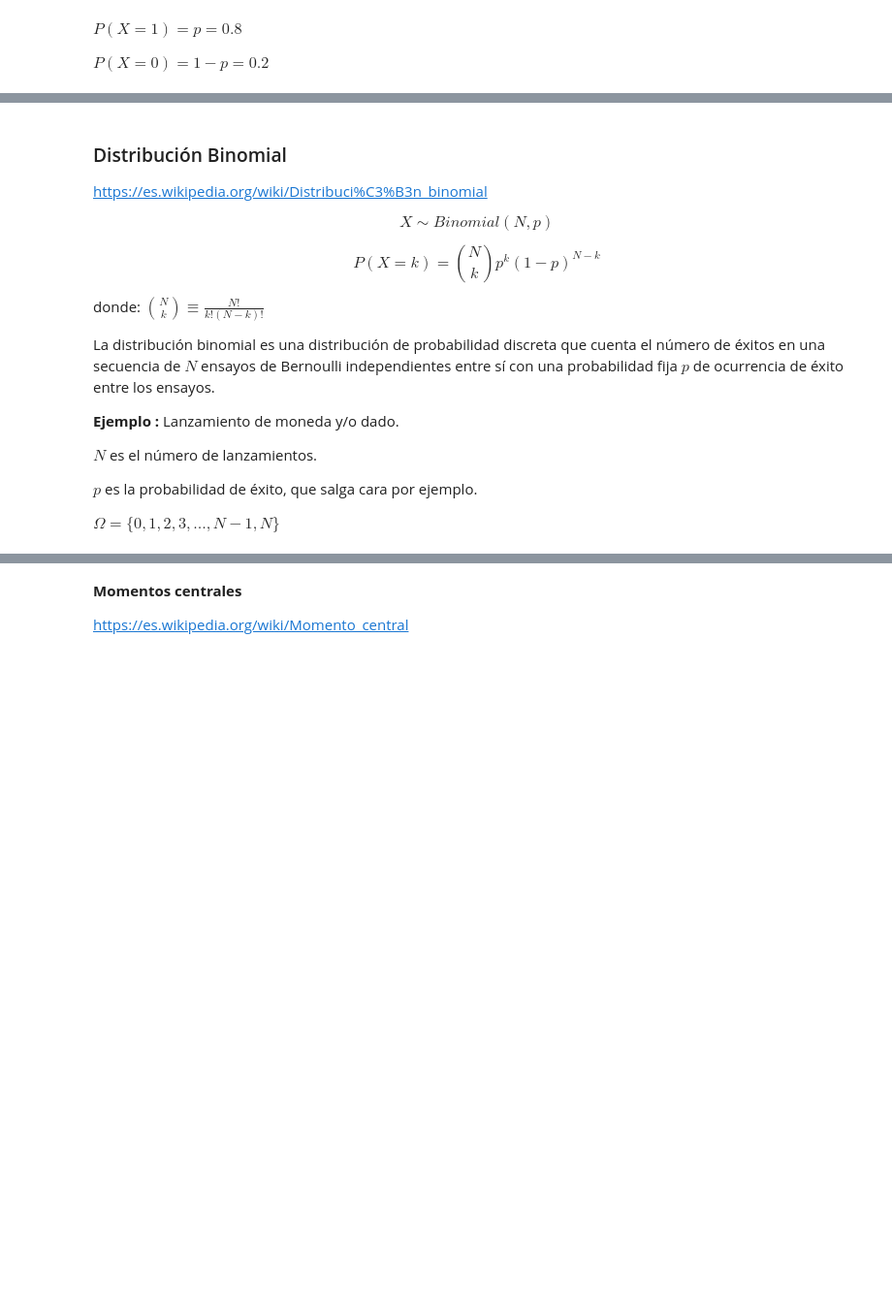
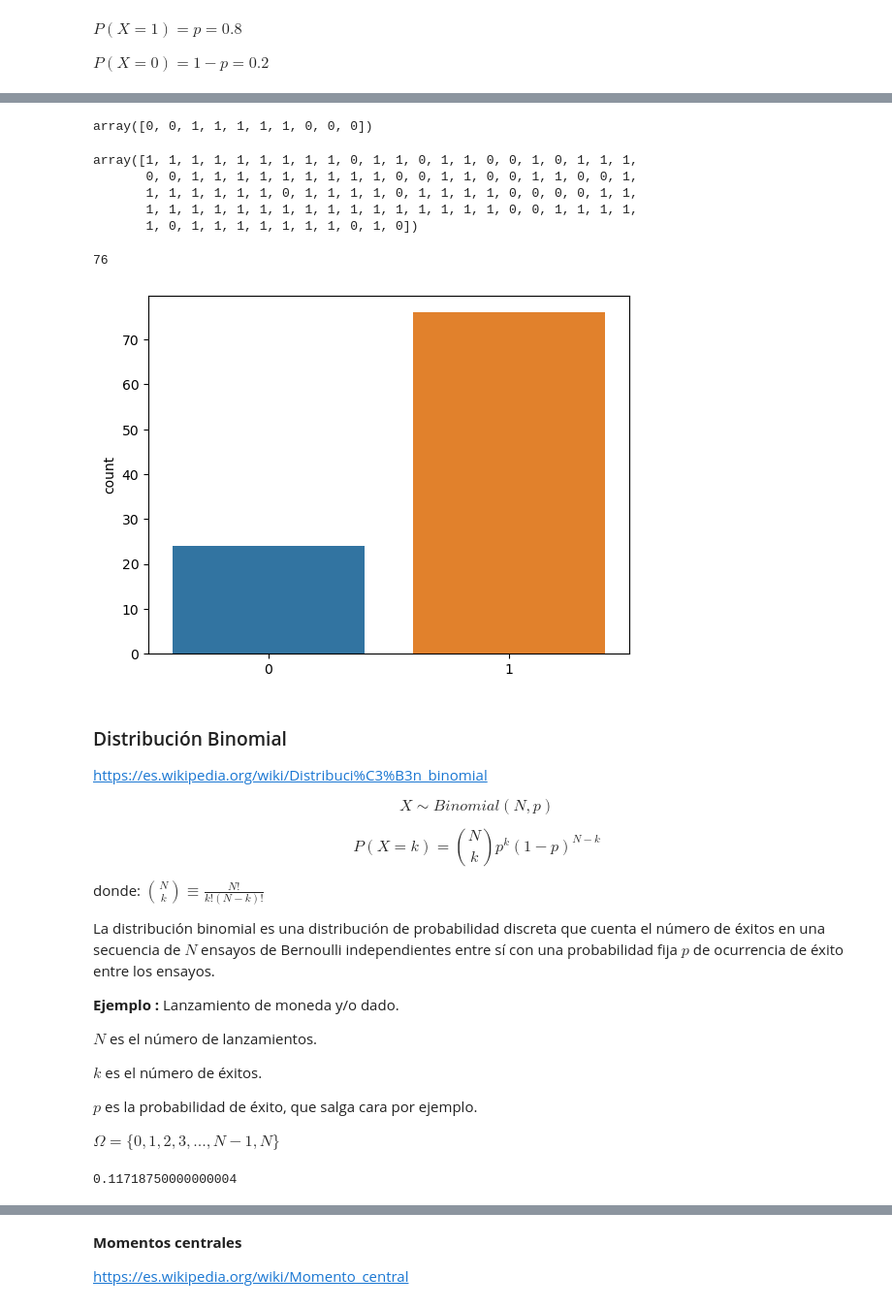
Before and after one commit to Ironhack-Data-Madrid-Abril-2023/apuntes_clase, a Jupyter notebook: semana_6/1.2 - Distribuciones Discretas.ipynb, the cells around one changed output, grey strips where cells are left out. Shown: that part at 97% size. Drawn from its saved outputs; the diff is of its cells as text; code cells hidden in the pictures; blank space fills up the shorter version.

```diff
--- a/semana_6/1.2 - Distribuciones Discretas.ipynb
+++ b/semana_6/1.2 - Distribuciones Discretas.ipynb
@@ -25,6 +25,8 @@ Se basa en el experiemento de Bernoulli. Solo tiene dos posibles resultados, con
 $\Omega = \{0, 1\}$  Espacio muestral, pensando en cara-cruz.
 
 Llamamos $p$ a la probabilidad de éxito, que salga cara por ejemplo.
+# %%
+p=0.8
 # %% [markdown]
 $P(X=1)=p=0.8$
 
@@ -31,0 +36,2 @@ $P(X=0)=1-p=0.2$
+# %%
+jacob_b = bernoulli(p)
@@ -32,3 +58,27 @@ $P(X=0)=1-p=0.2$
+# %%
+jacob_b.rvs(size=10)
+# %% [output]
+array([0, 0, 1, 1, 1, 1, 1, 0, 0, 0])
+# %%
+muestra = jacob_b.rvs(size=100)  # tiro 100 veces la moneda sesgada
+
+muestra
+# %% [output]
+array([1, 1, 1, 1, 1, 1, 1, 1, 1, 0, 1, 1, 0, 1, 1, 0, 0, 1, 0, 1, 1, 1,
+       0, 0, 1, 1, 1, 1, 1, 1, 1, 1, 1, 0, 0, 1, 1, 0, 0, 1, 1, 0, 0, 1,
+       1, 1, 1, 1, 1, 1, 0, 1, 1, 1, 1, 0, 1, 1, 1, 1, 0, 0, 0, 0, 1, 1,
+       1, 1, 1, 1, 1, 1, 1, 1, 1, 1, 1, 1, 1, 1, 1, 1, 0, 0, 1, 1, 1, 1,
+       1, 0, 1, 1, 1, 1, 1, 1, 1, 0, 1, 0])
+# %%
+sum(muestra)
+# %% [output]
+76
+# %%
+import seaborn as sns
+
+sns.countplot(x=muestra);
+# %% [output]
+[figure, added]
 # %% [markdown]
 ### Distribución Binomial
 
@@ -50,6 +100,8 @@ La distribución binomial es una distribución de probabilidad discreta que cuen
 
 $N$ es el número de lanzamientos.
 
+$k$ es el número de éxitos.
+
 $p$ es la probabilidad de éxito, que salga cara por ejemplo.
 
 $\Omega = \{0, 1, 2, 3, ..., N-1, N\}$
@@ -55,0 +112,11 @@ $\Omega = \{0, 1, 2, 3, ..., N-1, N\}$
+# %%
+# ¿Cual es la prob de sacar exactamente tres caras si tiro 10 veces la moneda?
+# sin orden (moneda ideal)
+
+# binom.pmf(k, n, p)  # k=nº de exitos, n=nº de repeticiones, p=prob,
+# pmf=probability mass function
+
+
+binom.pmf(3, 10, 0.5)
+# %% [output]
+0.11718750000000004
```
Also changed, not shown: parts of 37 cells of this notebook, 2 other files.
